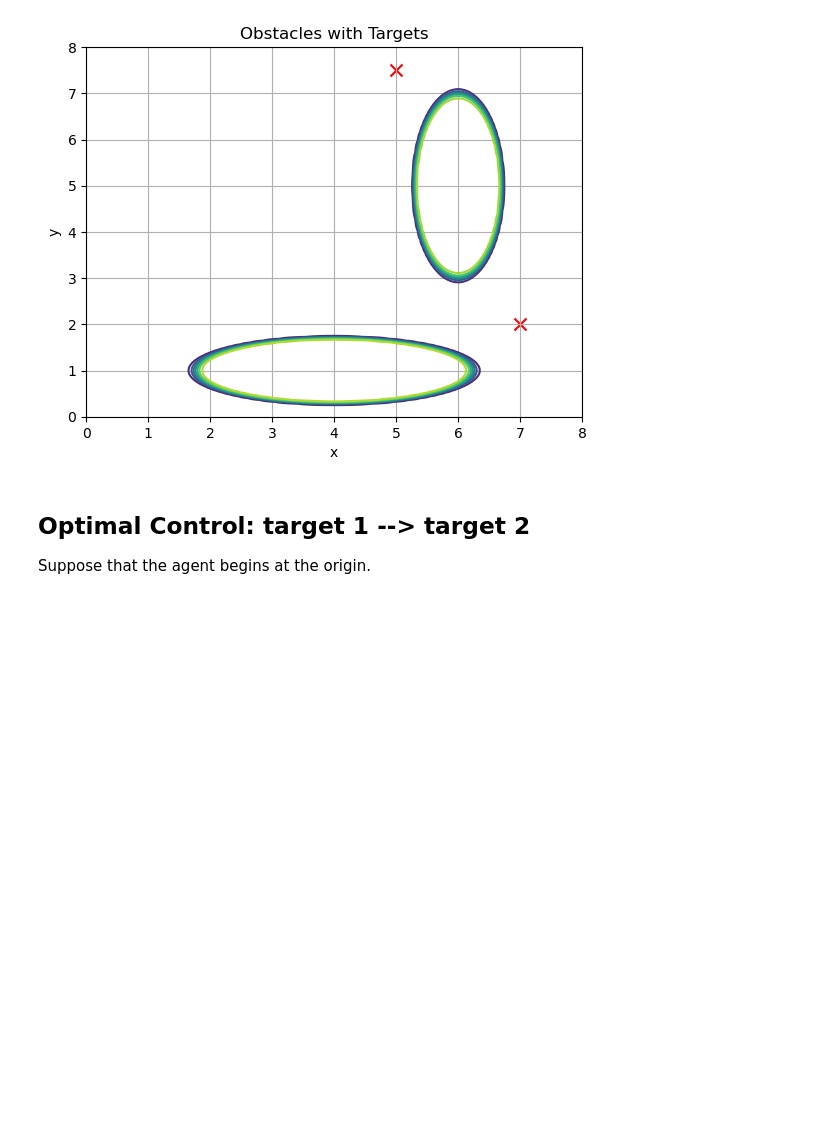
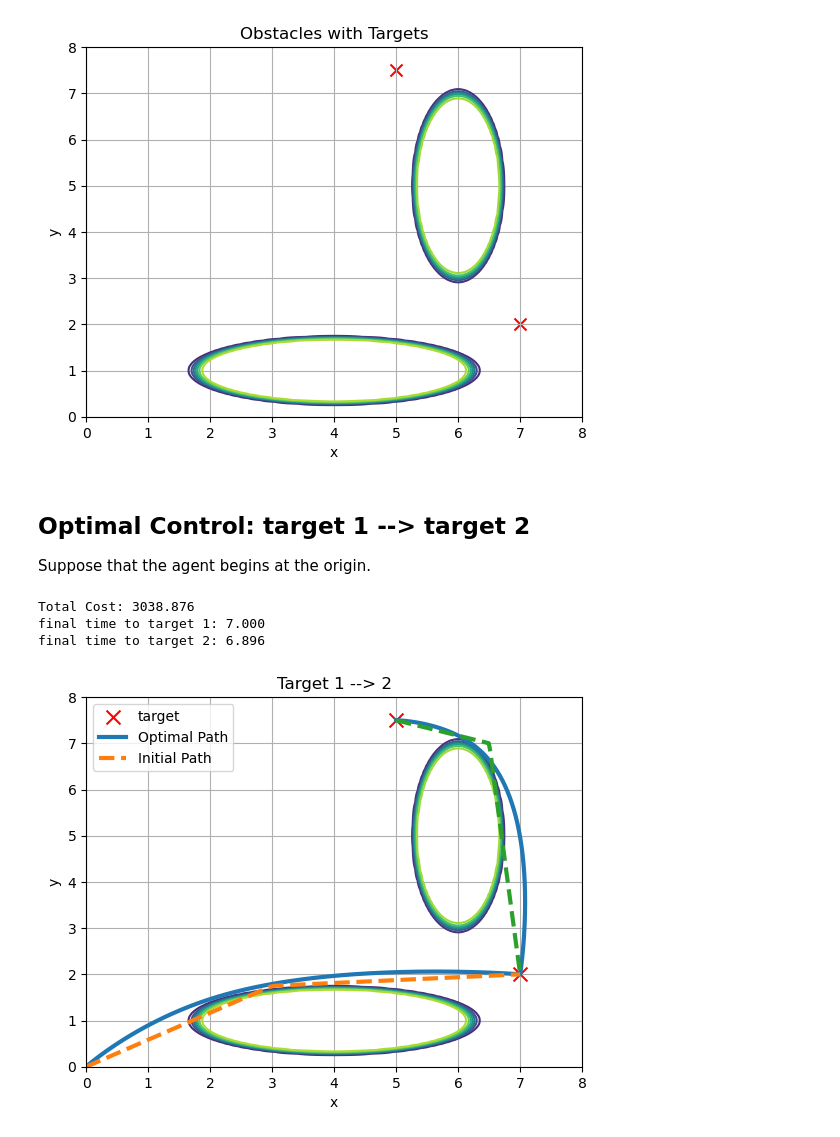
Before and after one commit to mwshumway/Wildfires, a Jupyter notebook: multi_obs_avoidance.ipynb, the cells around one changed output. Saved outputs shown, nothing was run; the diff lists cells and outputs as text; code cells hidden in the pictures; blank space fills up the shorter version.

```diff
--- a/multi_obs_avoidance.ipynb
+++ b/multi_obs_avoidance.ipynb
@@ -119,11 +121,11 @@ t0 = 0
 # tf unknown
 
 beta = 5
+W2 = 1
 
-W2 = 1
 s0 = [0, 0, 0, 0]
 
-def make_ode(r, c, target, s0):
+def make_ode(r, c, target, s0, W1):
     def ode(t, y, p):
         s1, s2, s3, s4, p1, p2, p3, p4 = y
         return p[0] * np.array([
@@ -138,7 +140,7 @@ def make_ode(r, c, target, s0):
         ])
     return ode
 
-def make_bc(r, c, target, s0):
+def make_bc(r, c, target, s0, W1):
     def bc(ya, yb, p):
         s1, s2, s3, s4, p1, p2, p3, p4 = yb
         u1, u2 = 0.5 * p3 / W2, 0.5 * p4 / W2
@@ -167,11 +169,9 @@ y0_1[0, :] = x
 y0_1[1, :] = y_init
 p0 = np.array([3])
 
-ode = make_ode(r1, c1, target1, s0)
-bc = make_bc(r1, c1, target1, s0)
+ode = make_ode(r1, c1, target1, s0, W1_1)
+bc = make_bc(r1, c1, target1, s0, W1_1)
 
-
-W1 = 4
 sol1 = solve_bvp(ode, bc, t, y0_1, p0, max_nodes=60_000)
 
 # Now run similarly to get to target 2
@@ -191,11 +191,69 @@ y0_2[1, :] = y_init[::-1]
 s0 = [sol1.y[0, -1], sol1.y[1, -1], 0, 0]
 
 # Try p0 closer to sol1's solution or previous successful values
-p0 = np.array([sol1.p[0]])  # Instead of 5
+p0 = np.array([sol1.p[0]])
 
 # Ensure obstacle parameters (r2, c2) are correct
-ode = make_ode(r2, c2, target2, s0)  # Check r2 and c2
-bc = make_bc(r2, c2, target2, s0)
+ode = make_ode(r2, c2, target2, s0, W1_2)  # Check r2 and c2
+bc = make_bc(r2, c2, target2, s0, W1_2)
 
-W1 = 1
 sol2 = solve_bvp(ode, bc, t, y0_2, p0, max_nodes=60_000)
+# %%
+x1, y1 = sol1.y[0], sol1.y[1]
+ux1, uy1 = sol1.y[6] / (2 * W2), sol1.y[7] / (2 * W2)
+
+x2, y2 = sol2.y[0], sol2.y[1]
+ux2, uy2 = sol2.y[6] / (2 * W2), sol2.y[7] / (2 * W2)
+
+x = np.concatenate((x1, x2))
+y = np.concatenate((y1, y2))
+ux = np.concatenate((ux1, ux2))
+uy = np.concatenate((uy1, uy2))
+u = np.vstack((ux, uy))
+
+tf = np.abs(sol1.p[0]) + np.abs(sol2.p[0])
+
+params = {
+    1: [x1, y1, W1_1, r1, c1],
+    2: [x2, y2, W1_2, r2, c2]
+}
+
+def total_cost(u, params, tf):
+
+    obstacle_cost = sum([trapz(obstacle(*vals)) for vals in params.values()])
+    input_cost = trapz(np.linalg.norm(u, axis=0)**2)
+    return tf + obstacle_cost + input_cost
+
+tc = total_cost(u, params, tf)
+print(f"Total Cost: {tc:.3f}")
+
+
+print(f"final time to target 1: {sol1.p[0]:.3f}")
+print(f"final time to target 2: {sol2.p[0]:.3f}")
+
+plt.figure()
+plt.title("Target 1 --> 2")
+
+plt.contour(X, Y, Z1)
+plt.contour(X, Y, Z2)
+
+plt.scatter(*target1, c='r', marker='x', s=100, label='target')
+plt.scatter(*target2, c='r', marker='x', s=100)
+
+plt.plot(x, y, label='Optimal Path', lw=3)
+plt.plot(y0_1[0], y0_1[1], label='Initial Path', lw=3, linestyle='--')
+
+# plt.plot(x2, y2, lw=3)
+plt.plot(y0_2[0], y0_2[1], lw=3, linestyle='--')
+
+plt.xlabel('x')
+plt.ylabel('y')
+plt.grid()
+
+plt.legend()
+plt.show()
+# %% [output]
+Total Cost: 3038.876
+final time to target 1: 7.000
+final time to target 2: 6.896
+[figure, added]
```
Also changed, not shown: parts of 6 cells of this notebook.
